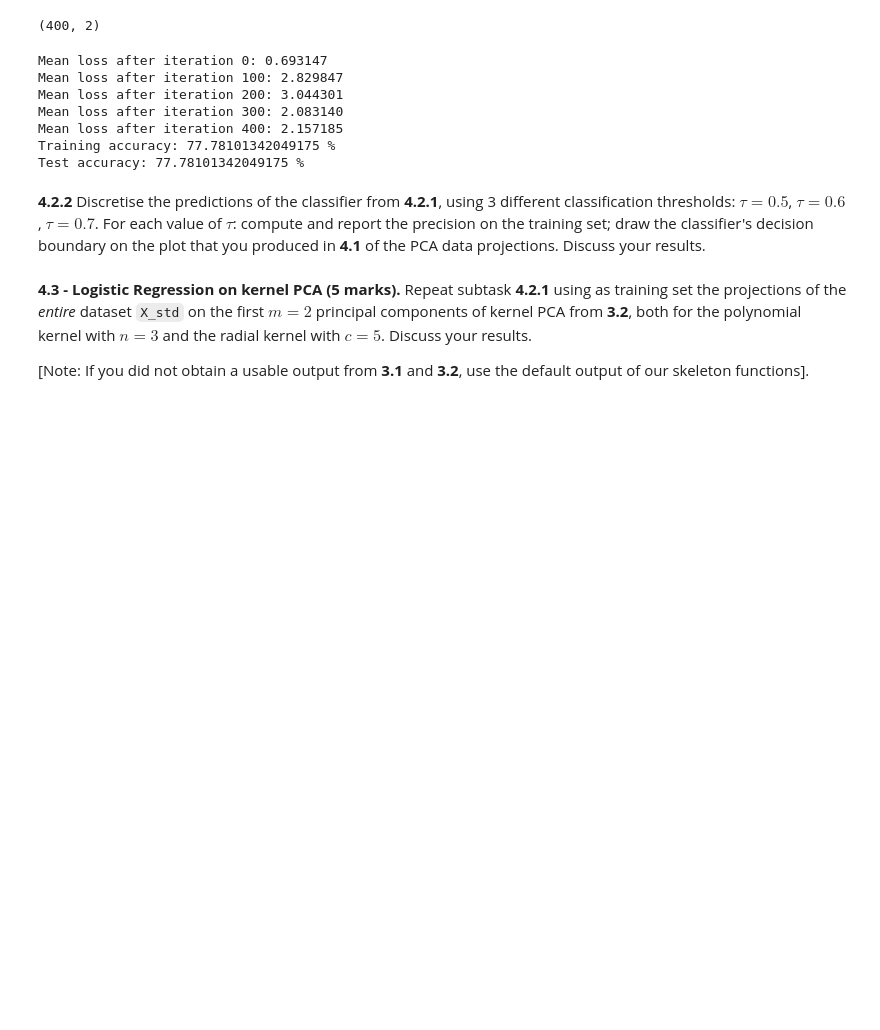
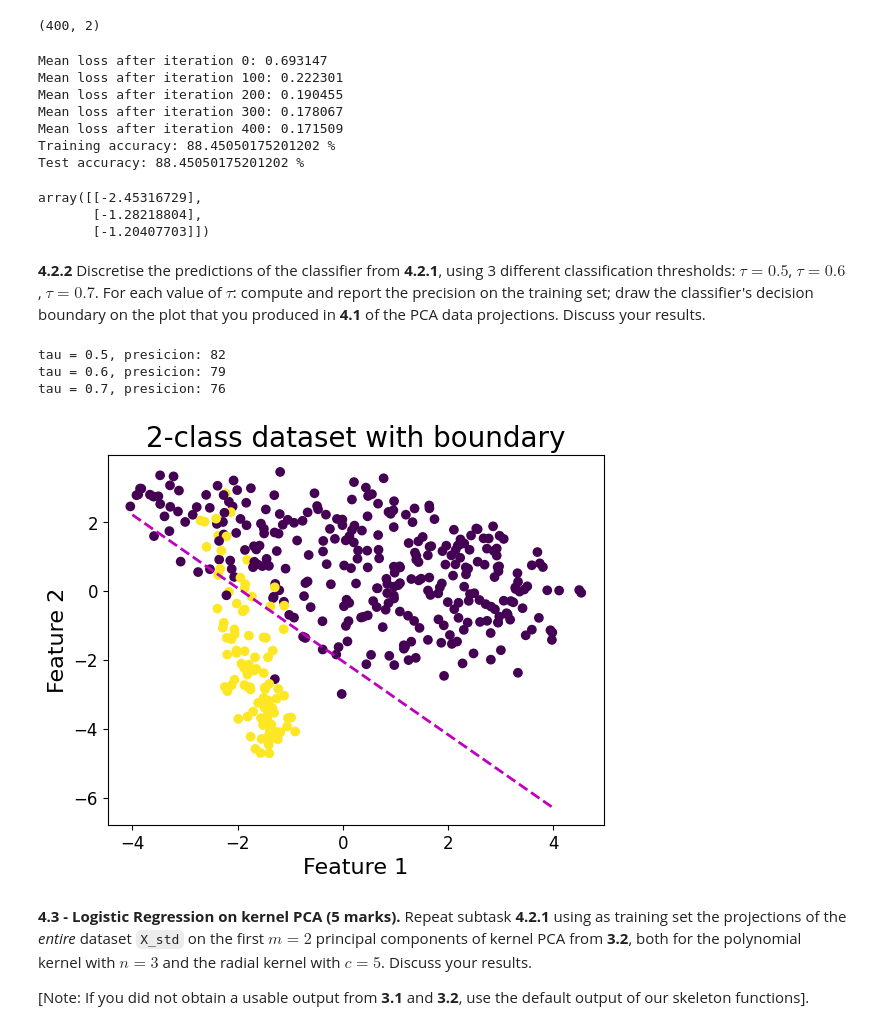
Before and after one commit to alisaklymchuk/data_science_math60026, a Jupyter notebook: 2025/CID_Coursework2_Part2.ipynb, the cells around one changed output. Drawn from its saved outputs; the diff is of its cells as text; code cells hidden in the pictures; blank space fills up the shorter version.

```diff
--- a/2025/CID_Coursework2_Part2.ipynb
+++ b/2025/CID_Coursework2_Part2.ipynb
@@ -352,8 +352,9 @@ plt.show()
 
 **Note:** If you see a `RuntimeWarning` message during training, fix it using one of the strategies we have seen during the course to avoid computing numerically the logarithm of zero.
 # %%
+## EDIT THIS FUNCTION
 def logistic(z):
-    return 1. / (1. + np.exp(-z))
+    return 1. / (1. + np.exp(-z))  ## <-- SOLUTION
 
 def predict_log(X, beta):
     assert X.shape[1] == beta.shape[0] # expect X to have same number of columns as beta
@@ -398,7 +399,7 @@ def propagate(X, y, beta):
     mean_loss = - np.mean(y * np.log(y_log + eps) + (1-y) * np.log(1 - y_log + eps)) ## <-- SOLUTION
 
     # Derivatives
-    dbeta = np.mean((y_log - y) @ X, axis=0) ## <-- SOLUTION
+    dbeta = np.mean(X.T * (y_log - y), axis=1).reshape(-1, 1) ## <-- SOLUTION
     # NOTE: reshape(-1,1), changes from (p+1,), single row array to (p+1,1) 3 row arrays with single element.
 
     mean_loss = np.squeeze(mean_loss)
@@ -529,17 +530,49 @@ X_pca.shape
 (400, 2)
 # %%
 # Running the model
-d = model(X_pca, treatment, X_pca, treatment, num_iterations=500, learning_rate=0.1, print_loss=True)
+X = np.c_[np.ones(400), X_pca]
+d = model(X, treatment, X, treatment, num_iterations=500, learning_rate=0.1, print_loss=True)
 # %% [output]
 Mean loss after iteration 0: 0.693147
-Mean loss after iteration 100: 2.829847
-Mean loss after iteration 200: 3.044301
-Mean loss after iteration 300: 2.083140
-Mean loss after iteration 400: 2.157185
-Training accuracy: 77.78101342049175 %
-Test accuracy: 77.78101342049175 %
+Mean loss after iteration 100: 0.222301
+Mean loss after iteration 200: 0.190455
+Mean loss after iteration 300: 0.178067
+Mean loss after iteration 400: 0.171509
+Training accuracy: 88.45050175201202 %
+Test accuracy: 88.45050175201202 %
+# %%
+d["beta"]
+# %% [output]
+array([[-2.45316729],
+       [-1.28218804],
+       [-1.20407703]])
 # %% [markdown]
 **4.2.2** Discretise the predictions of the classifier from **4.2.1**, using 3 different classification thresholds: $\tau=0.5$, $\tau=0.6$, $\tau=0.7$. For each value of $\tau$: compute and report the precision on the training set; draw the classifier's decision boundary on the plot that you produced in **4.1** of the PCA data projections. Discuss your results.
+# %%
+taus = [0.5, 0.6, 0.7]
+for tau in taus:
+    soft_preds = d["y_pred_train"]
+    hard_preds = np.where(soft_preds > tau, 1, 0)
+    tp = np.sum((hard_preds == 1) & (treatment == 1))
+    print(f"tau = {tau}, presicion: {tp}")
+beta = np.squeeze(d['beta'])
+
+x1 = np.asarray([-4,4])
+m = -beta[1]/beta[2]
+c = -beta[0]/beta[2]
+x2 = m*x1 + c
+
+plt.xlabel('Feature 1')
+plt.ylabel('Feature 2')
+plt.scatter(X_pca[:,0], X_pca[:,1], c=[treatment==1]);
+plt.plot(x1, x2, 'm--', lw=2)
+plt.title('2-class dataset with boundary')
+plt.show()
+# %% [output]
+tau = 0.5, presicion: 82
+tau = 0.6, presicion: 79
+tau = 0.7, presicion: 76
+[figure, added]
 # %% [markdown]
 **4.3 - Logistic Regression on kernel PCA (5 marks).** Repeat subtask **4.2.1** using as training set the projections of the *entire* dataset `X_std` on the first $m=2$ principal components of kernel PCA from **3.2**, both for the polynomial kernel with $n=3$ and the radial kernel with $c=5$. Discuss your results.
 
```
Also changed, not shown: 1 other file.
